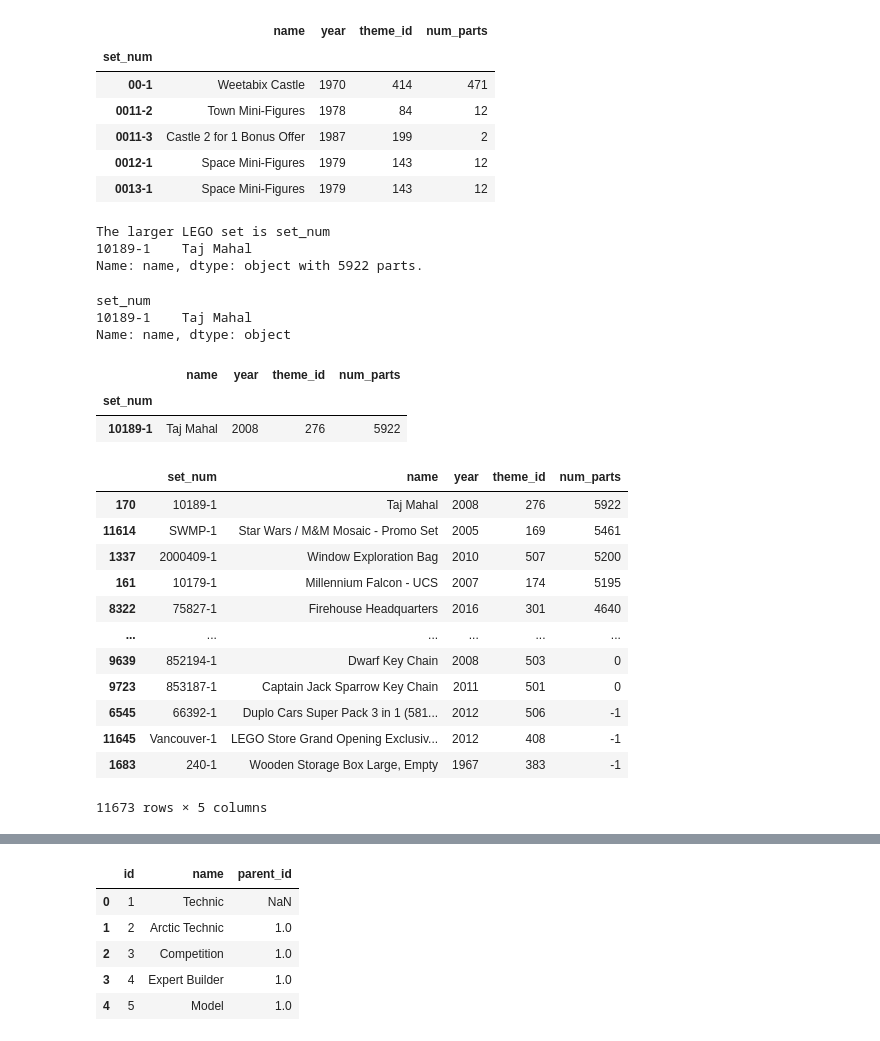
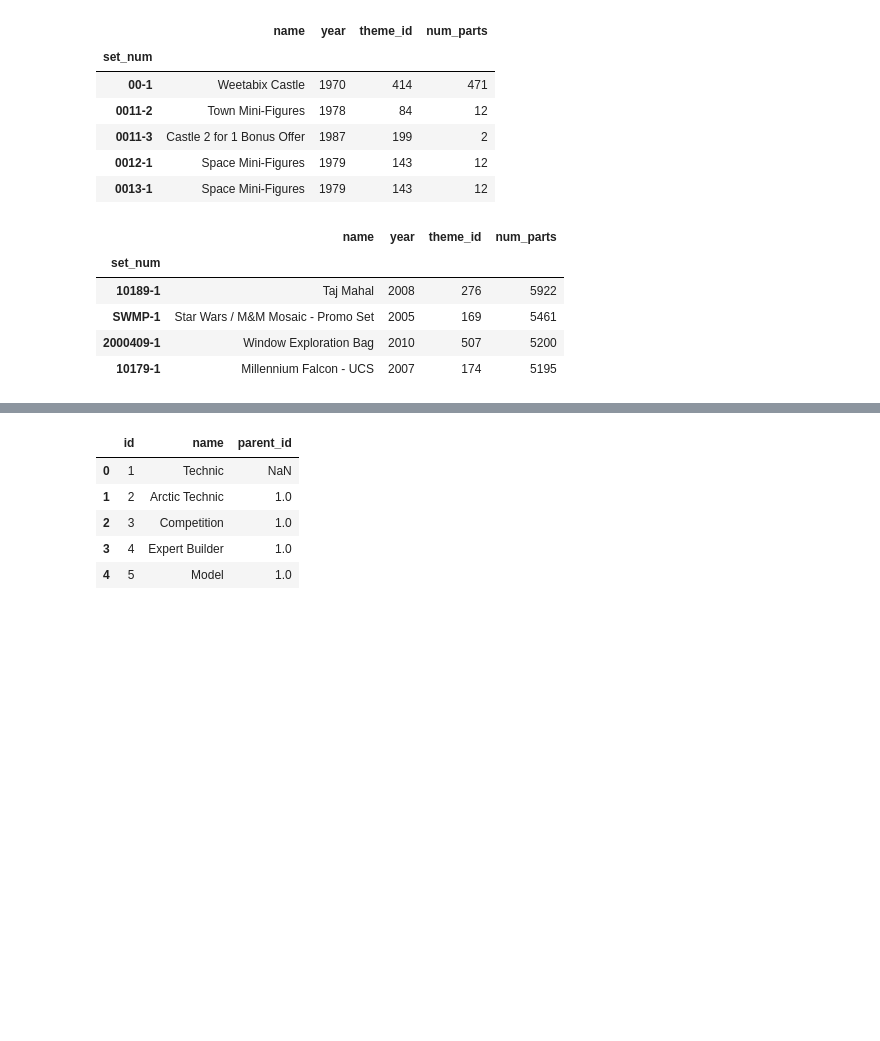
Before and after one commit to t-lambert/LEGO, a Jupyter notebook: 1_LEGO's_colors.ipynb, the cells around one changed output, grey strips where cells are left out. Cells and saved outputs as stored; diff of their text form; code cells hidden in the pictures; blank space fills up the shorter version.

Commit message:
Kaggle Notebook | Lego - What a wonderful word (of colors) | Version 1

```diff
--- a/1_LEGO's_colors.ipynb
+++ b/1_LEGO's_colors.ipynb
@@ -19,45 +19,15 @@ df_sets.head()
 | 0011-3 | Castle 2 for 1 Bonus Offer | 1987 | 199 | 2 |
 | 0012-1 | Space Mini-Figures | 1979 | 143 | 12 |
 | 0013-1 | Space Mini-Figures | 1979 | 143 | 12 |
-# %%
-# df_sets.sort_values(by='num_parts', ascending = False)['name'][0]
-# df_sets.sort_values(by='num_parts', ascending = False)['num_parts'][0]
-print('The larger LEGO set is', df_sets.loc[df_sets['num_parts'] == df_sets['num_parts'].max()]['name'],'with',df_sets['num_parts'].max(), 'parts.')
-# df_sets.loc[df_sets['num_parts'] == df_sets['num_parts'].max()]['name']
-# %% [output]
-The larger LEGO set is set_num
-10189-1    Taj Mahal
-Name: name, dtype: object with 5922 parts.
-# %%
-df_sets.loc[df_sets['num_parts'] == df_sets['num_parts'].max(), 'name']
-# %% [output]
-set_num
-10189-1    Taj Mahal
-Name: name, dtype: object
-# %%
-larger_set = df_sets.loc[df_sets['num_parts'] == df_sets['num_parts'].max()]
-larger_set
-# print('The larger LEGO set is', larger_set['name'],'with',larger_set['num_parts'], 'parts.')
-# %% [output]
-|  | name | year | theme_id | num_parts |
-| set_num |  |  |  |  |
-| 10189-1 | Taj Mahal | 2008 | 276 | 5922 |
 # %%
-df_sets.sort_values(by='num_parts', ascending = False)
+df_sets.sort_values(by='num_parts', ascending = False)[0:4]
 # %% [output]
-|  | set_num | name | year | theme_id | num_parts |
-| 170 | 10189-1 | Taj Mahal | 2008 | 276 | 5922 |
-| 11614 | SWMP-1 | Star Wars / M&M Mosaic - Promo Set | 2005 | 169 | 5461 |
-| 1337 | 2000409-1 | Window Exploration Bag | 2010 | 507 | 5200 |
-| 161 | 10179-1 | Millennium Falcon - UCS | 2007 | 174 | 5195 |
-| 8322 | 75827-1 | Firehouse Headquarters | 2016 | 301 | 4640 |
-| ... | ... | ... | ... | ... | ... |
-| 9639 | 852194-1 | Dwarf Key Chain | 2008 | 503 | 0 |
-| 9723 | 853187-1 | Captain Jack Sparrow Key Chain | 2011 | 501 | 0 |
-| 6545 | 66392-1 | Duplo Cars Super Pack 3 in 1 (581... | 2012 | 506 | -1 |
-| 11645 | Vancouver-1 | LEGO Store Grand Opening Exclusiv... | 2012 | 408 | -1 |
-| 1683 | 240-1 | Wooden Storage Box Large, Empty | 1967 | 383 | -1 |
+|  | name | year | theme_id | num_parts |
+| set_num |  |  |  |  |
+| 10189-1 | Taj Mahal | 2008 | 276 | 5922 |
+| SWMP-1 | Star Wars / M&M Mosaic - Promo Set | 2005 | 169 | 5461 |
+| 2000409-1 | Window Exploration Bag | 2010 | 507 | 5200 |
+| 10179-1 | Millennium Falcon - UCS | 2007 | 174 | 5195 |
-11673 rows × 5 columns
 # %%
 import plotly.graph_objects as go
 
```
Also changed, not shown: parts of 3 cells of this notebook.
